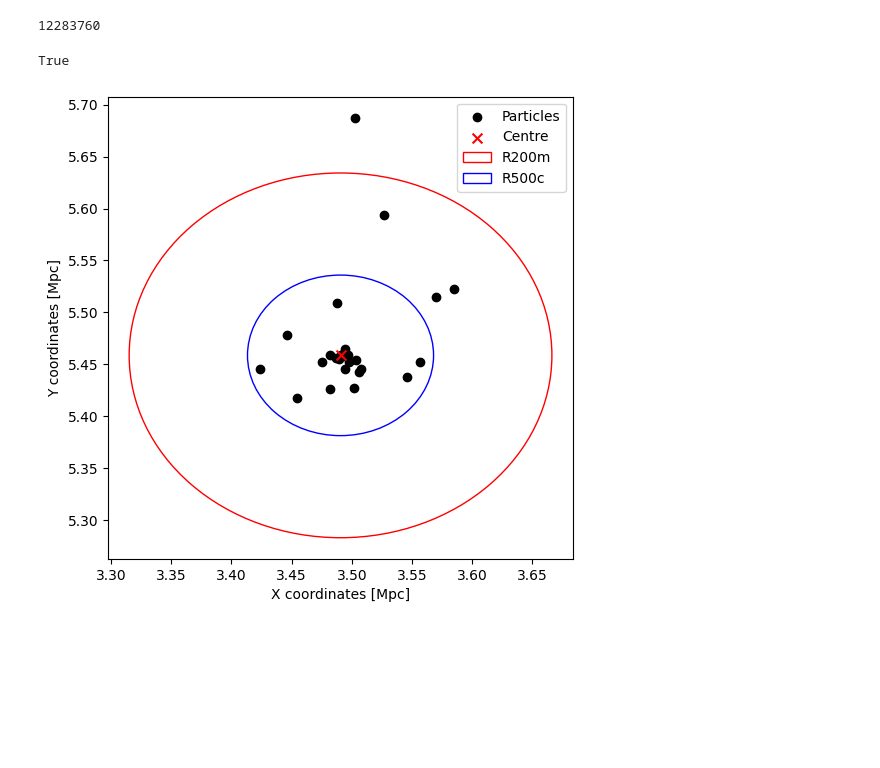
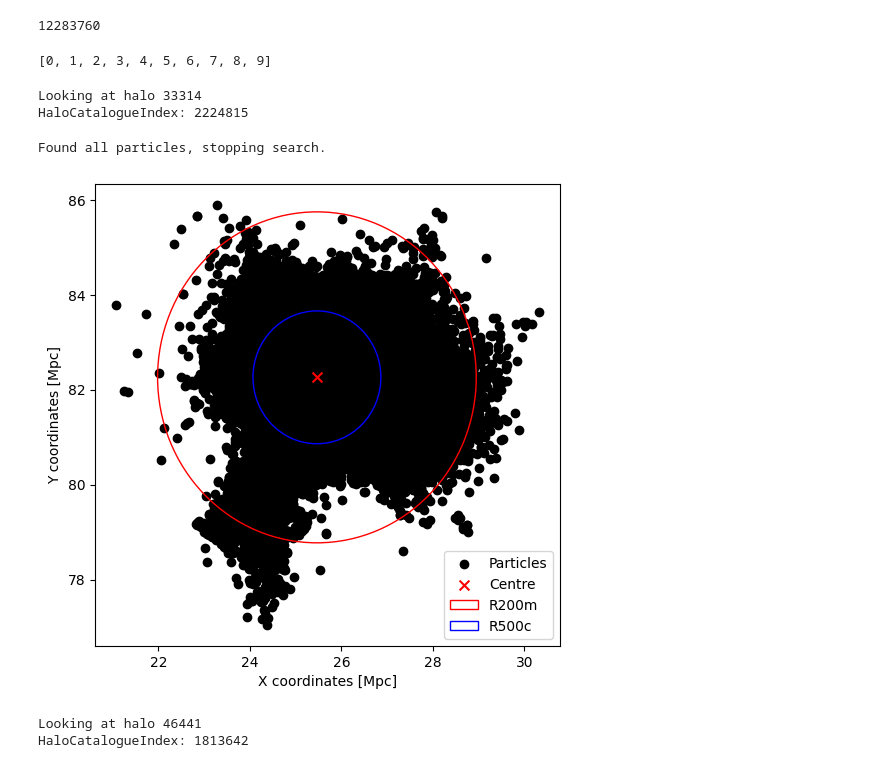
Before and after one commit to TimvdVuurst/MRP_vdvuurst, a Jupyter notebook: FirstTests.ipynb, the cells around one changed output. Cells and saved outputs as stored; diff of their text form; code cells hidden in the pictures; blank space fills up the shorter version.

```diff
--- a/FirstTests.ipynb
+++ b/FirstTests.ipynb
@@ -97,10 +96,6 @@ snapshot_path = "/net/hypernova/data2/FLAMINGO/L1000N1800/DMO_FIDUCIAL/snapshots
 membership_path = "/net/hypernova/data2/FLAMINGO/L1000N1800/DMO_FIDUCIAL/SOAP-HBT/membership_0077"
 # %% [output]
 12283760
-# %%
-hasattr([],'__iter__')
-# %% [output]
-True
 # %%
 from tqdm import tqdm
 
@@ -153,24 +187,48 @@ def extract_galaxy_particles(snapshot_path,membership_path,PartType = 1, HaloCat
+# %%
+test = [i for i in [j for j in range(10)]]
+test
+# %% [output]
+[0, 1, 2, 3, 4, 5, 6, 7, 8, 9]
 # %%
-Particle_Coords = extract_galaxy_particles(snapshot_path, membership_path)
+path_DMO = "/net/hypernova/data2/FLAMINGO/L1000N1800/DMO_FIDUCIAL/SOAP-HBT/halo_properties_0077.hdf5"
+
+# FLAMINGO_ROOT = "/net/hypernova/data2/FLAMINGO/L1000N1800/"
+# DMO_ROOT = os.path.join(FLAMINGO_ROOT, "DMO_FIDUCIAL")
+# HYDRO_ROOT = os.path.join(FLAMINGO_ROOT, "HYDRO_FIDUCIAL")
+# print(os.path.join(HYDRO_ROOT, "SOAP-HBT", "halo_properties_0077.hdf5"))
+# print(path_DMO)
+
+
+with h5py.File(path_DMO, "r") as handle:
+    which_halo = np.flatnonzero(handle["SO/200_mean/TotalMass"][:] > 1e5)[0] # Select halo with a mass that is large enough to matter
+    R200m = handle["SO/200_mean/SORadius"][which_halo] #radii, centres and positions are in Mpc
+    R500c = handle["SO/500_crit/SORadius"][which_halo]
+    centre = handle["InputHalos/HaloCentre"][...][which_halo]
+
+snapshot_path = "/net/hypernova/data2/FLAMINGO/L1000N1800/DMO_FIDUCIAL/snapshots/flamingo_0077"
+membership_path = "/net/hypernova/data2/FLAMINGO/L1000N1800/DMO_FIDUCIAL/SOAP-HBT/membership_0077"
+
+Particle_Coords = extract_galaxy_particles(path_DMO, snapshot_path, membership_path, which_halo=which_halo, PartType=1)
 x,y,z = Particle_Coords.T
 centre_x,centre_y,centre_z = centre
-
-from matplotlib import patches
 
 fig,ax = plt.subplots(figsize=(6,6))
 ax.scatter(x,y,c='black',label='Particles')
 ax.scatter(centre_x,centre_y,marker='x',c='red',s=50,zorder=10,label='Centre')
 
 Circle_200m = patches.Circle(xy = (centre_x,centre_y),radius = R200m, color='red',fill=False,label='R200m')
 Circle_500c = patches.Circle(xy = (centre_x,centre_y),radius = R500c, color='blue',fill=False,label='R500c')
 ax.add_patch(Circle_200m)
 ax.add_patch(Circle_500c)
 
 ax.set(xlabel='X coordinates [Mpc]',ylabel = 'Y coordinates [Mpc]')
 plt.legend()
 plt.show()
 # %% [output]
+Looking at halo 33314
+HaloCatalogueIndex: 2224815
+Found all particles, stopping search.
-[figure, old version]
+[figure, new version]
 # %%
 ## Example 5
 
@@ -184,8 +242,12 @@ with h5py.File(path_HYDRO, "r") as handle:
 snapshot_path_HYDRO = "/net/hypernova/data2/FLAMINGO/L1000N1800/HYDRO_FIDUCIAL/snapshots/flamingo_0077"
 membership_path_HYDRO = "/net/hypernova/data2/FLAMINGO/L1000N1800/HYDRO_FIDUCIAL/SOAP-HBT/membership_0077"
 # %%
-# With this method I open the files only once and extract all the necessary parts at once: ~ twice as fast!
-DMCoords, StarCoords = extract_galaxy_particles(snapshot_path_HYDRO, membership_path_HYDRO, PartType=(1,4), HaloCatalogueIndex = HaloCatalogueIndex)
+# With this method I open the files only once and extract all the necessary parts at once: ~ twice as fast! Most importantly:
+# I no longer append but make an array of the right size and use slicing to fill it
+DMCoords, StarCoords = extract_galaxy_particles(path_HYDRO, snapshot_path_HYDRO, membership_path_HYDRO, PartType=(1,4), which_halo=which_halo)
+# %% [output]
+Looking at halo 46441
+HaloCatalogueIndex: 1813642
 # %%
 from matplotlib import patches
 
```
Also changed, not shown: parts of 6 cells of this notebook, 1 other file.
